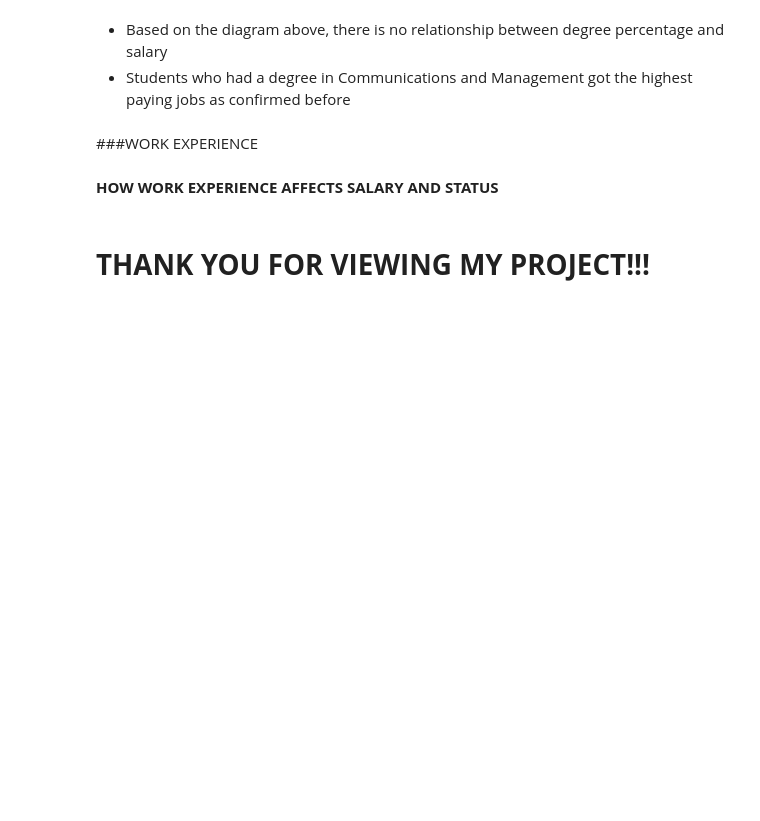
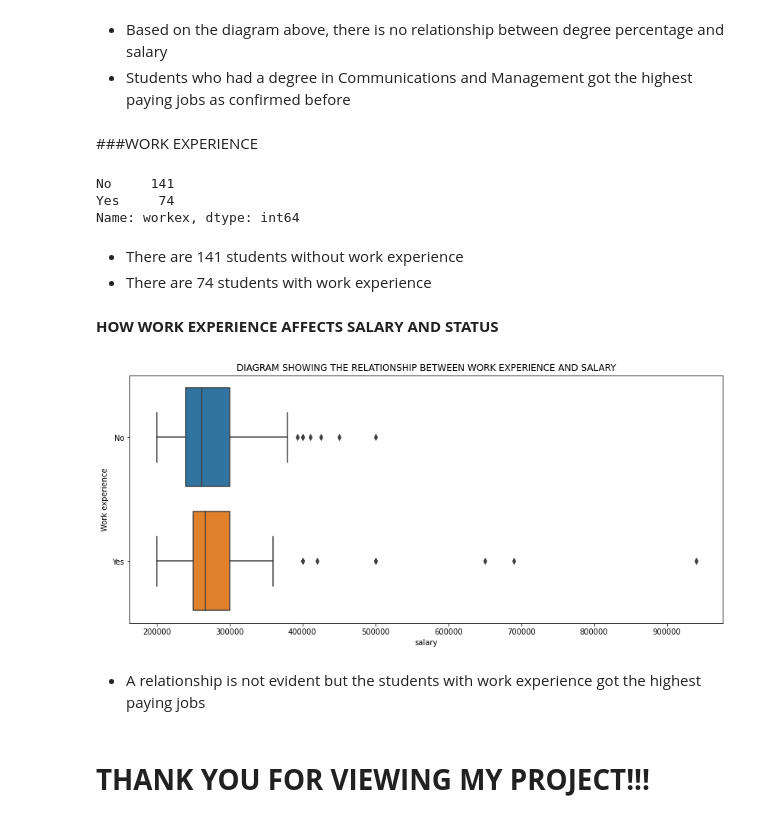
Before and after one commit to devchoplife/Campus-placement, a Jupyter notebook: school_placement.ipynb, the cells around one changed output. Saved outputs shown, nothing was run; the diff lists cells and outputs as text; code cells hidden in the pictures; blank space fills up the shorter version.

```diff
--- a/school_placement.ipynb
+++ b/school_placement.ipynb
@@ -440,7 +440,26 @@ plt.show()
 * Students who had a degree in Communications and Management got the highest paying jobs as confirmed before
 # %% [markdown]
 ###WORK EXPERIENCE
+# %%
+pment['workex'].value_counts()
+# %% [output]
+No     141
+Yes     74
+Name: workex, dtype: int64
+# %% [markdown]
+* There are 141 students without work experience
+* There are 74 students with work experience
 # %% [markdown]
 **HOW WORK EXPERIENCE AFFECTS SALARY AND STATUS**
+# %%
+plt.figure(figsize = (14, 6))
+sns.boxplot('salary', 'workex', data = pment)
+plt.title("DIAGRAM SHOWING THE RELATIONSHIP BETWEEN WORK EXPERIENCE AND SALARY")
+plt.ylabel("Work experience")
+plt.show()
+# %% [output]
+[figure, added]
+# %% [markdown]
+* A relationship is not evident but the students with work experience got the highest paying jobs
 # %% [markdown]
 # **THANK YOU FOR VIEWING MY PROJECT!!!**
```
